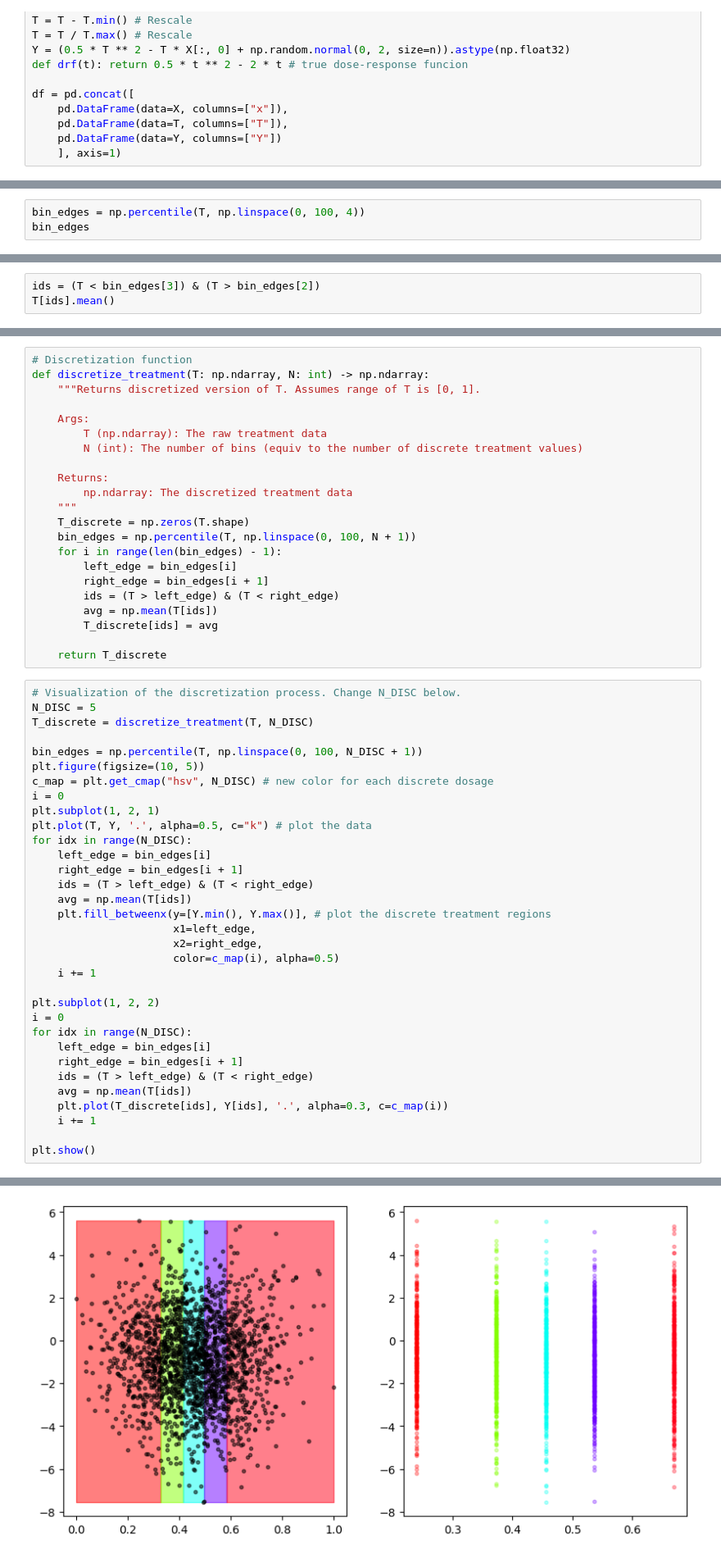
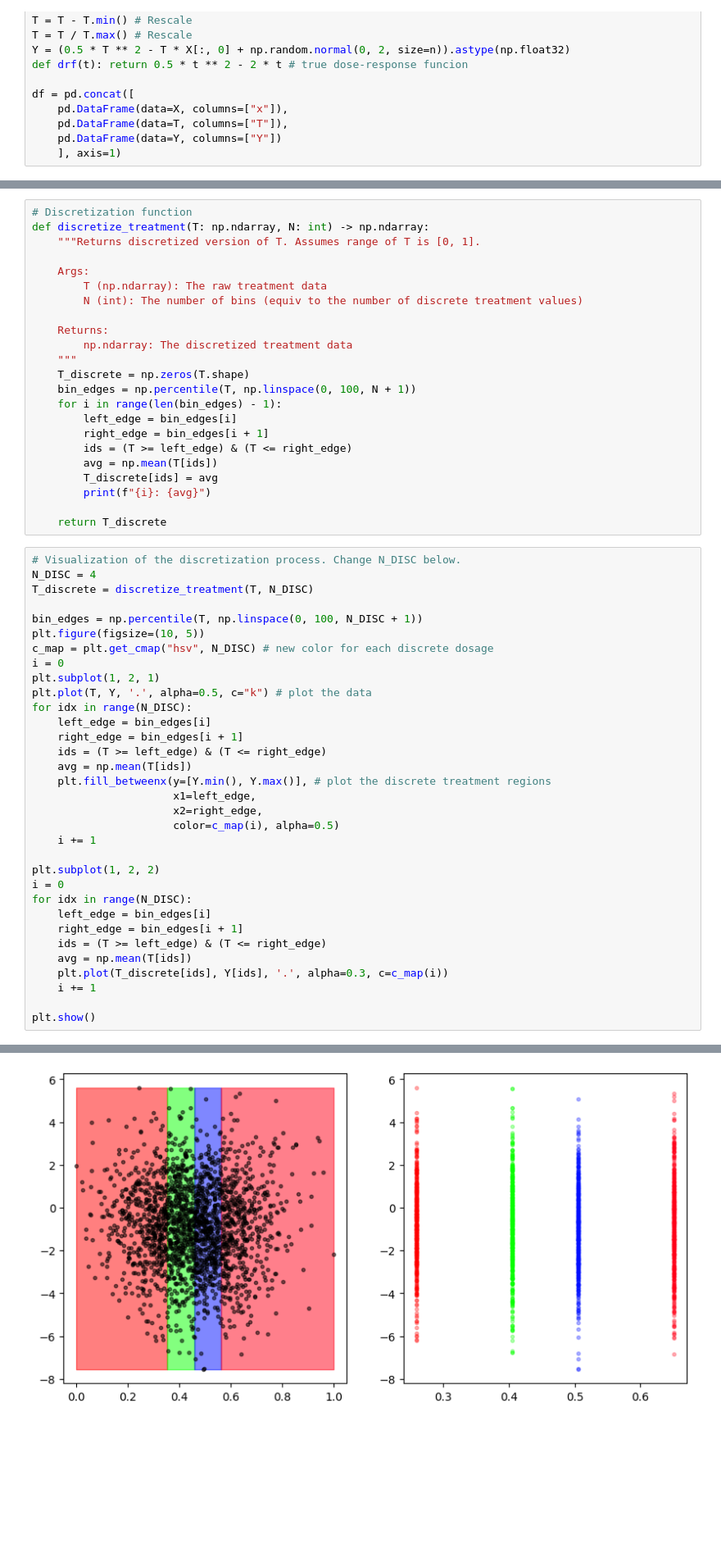
Before and after one commit to chris-L6/CausalPFN, a Jupyter notebook: my-work/Week_11-17/notebooks/quantile_binning.ipynb, the cells around one changed output, grey strips where cells are left out. Shown at 82% size. Drawn from its saved outputs; the diff is of its cells as text; blank space fills up the shorter version.

```diff
--- a/my-work/Week_11-17/notebooks/quantile_binning.ipynb
+++ b/my-work/Week_11-17/notebooks/quantile_binning.ipynb
@@ -53,3 +36,0 @@ df
-# %%
-bin_edges = np.percentile(T, np.linspace(0, 100, 4))
-bin_edges
@@ -58,3 +36,0 @@ array([0.        , 0.38886709, 0.52068947, 1.        ])
-# %%
-ids = (T < bin_edges[3]) & (T > bin_edges[2])
-T[ids].mean()
@@ -77,14 +51,15 @@ def discretize_treatment(T: np.ndarray, N: int) -> np.ndarray:
     for i in range(len(bin_edges) - 1):
         left_edge = bin_edges[i]
         right_edge = bin_edges[i + 1]
-        ids = (T > left_edge) & (T < right_edge)
+        ids = (T >= left_edge) & (T <= right_edge)
         avg = np.mean(T[ids])
         T_discrete[ids] = avg
+        print(f"{i}: {avg}")
 
     return T_discrete
 # %%
 # Visualization of the discretization process. Change N_DISC below.
-N_DISC = 5
+N_DISC = 4
 T_discrete = discretize_treatment(T, N_DISC)
 
 bin_edges = np.percentile(T, np.linspace(0, 100, N_DISC + 1))
@@ -96,7 +71,7 @@ plt.plot(T, Y, '.', alpha=0.5, c="k") # plot the data
 for idx in range(N_DISC):
     left_edge = bin_edges[i]
     right_edge = bin_edges[i + 1]
-    ids = (T > left_edge) & (T < right_edge)
+    ids = (T >= left_edge) & (T <= right_edge)
     avg = np.mean(T[ids])
     plt.fill_betweenx(y=[Y.min(), Y.max()], # plot the discrete treatment regions
                       x1=left_edge,
@@ -109,7 +84,7 @@ i = 0
 for idx in range(N_DISC):
     left_edge = bin_edges[i]
     right_edge = bin_edges[i + 1]
-    ids = (T > left_edge) & (T < right_edge)
+    ids = (T >= left_edge) & (T <= right_edge)
     avg = np.mean(T[ids])
     plt.plot(T_discrete[ids], Y[ids], '.', alpha=0.3, c=c_map(i))
     i += 1
@@ -119 +98 @@ plt.show()
-[figure, old version]
+[figure, new version]
```
Also changed, not shown: parts of 5 cells of this notebook.
